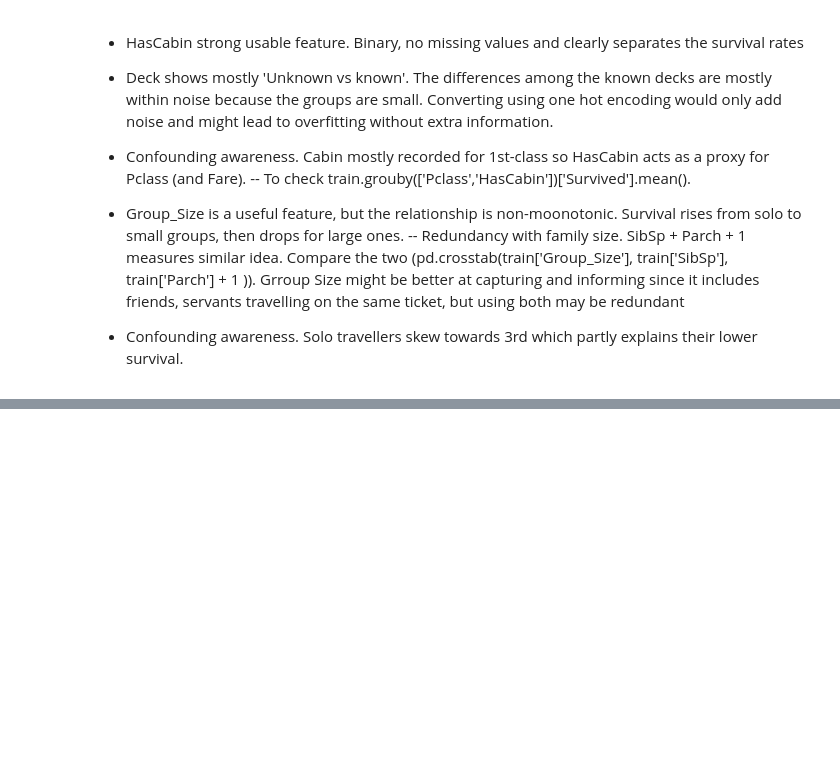
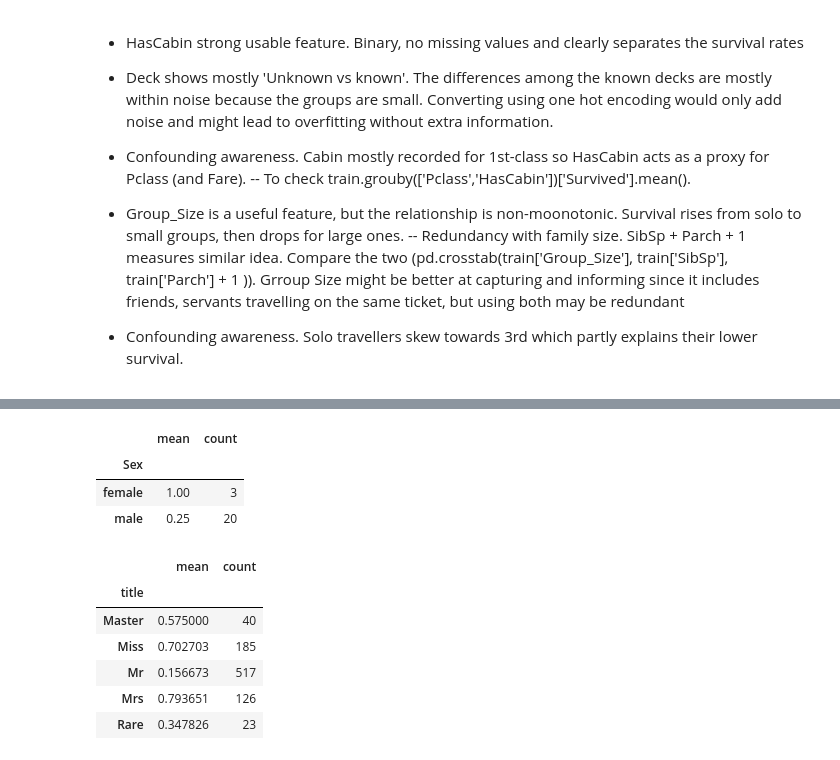
Before and after one commit to Waseq225/Project, a Jupyter notebook: titanic/titanic.ipynb, the cells around one changed output, grey strips where cells are left out. Saved outputs shown, nothing was run; the diff lists cells and outputs as text; code cells hidden in the pictures; blank space fills up the shorter version.

```diff
--- a/titanic/titanic.ipynb
+++ b/titanic/titanic.ipynb
@@ -285,3 +267,7 @@ sns.barplot(data= train, x='Group_Size', y='Survived', hue='Pclass')
 - Group_Size is a useful feature, but the relationship is non-moonotonic. Survival rises from solo to small groups, then drops for large ones.
 -- Redundancy with family size. SibSp + Parch + 1 measures similar idea. Compare the two (pd.crosstab(train['Group_Size'], train['SibSp'], train['Parch'] + 1 )). Grroup Size might  be better at capturing and informing since it includes friends, servants travelling on the same ticket, but using both may be redundant
 - Confounding awareness. Solo travellers skew towards 3rd which partly explains their lower survival.
+# %%
+train['title'] = train.Name.apply(lambda x: x.split(',')[1].split('.')[0].strip())
+
+train['title'].value_counts()
@@ -287,0 +294,9 @@ sns.barplot(data= train, x='Group_Size', y='Survived', hue='Pclass')
+# %%
+train['title'] = train['title'].replace({'Mlle': 'Miss', 'Ms': 'Miss', 'Mme': 'Mrs'})
+
+valid = ['Mr', 'Miss', 'Mrs', 'Master']
+train['title'] = train['title'].where(train['title'].isin(valid), 'Rare')
+
+train['title'].value_counts()
+
+# Don, Sir and Jonkheer are male; Lady and the Countess are female
@@ -287,0 +311,17 @@ sns.barplot(data= train, x='Group_Size', y='Survived', hue='Pclass')
+# %%
+train[train['title'] == 'Rare'].groupby('Sex')['Survived'].agg(['mean', 'count'])
+# %% [output]
+|  | mean | count |
+| Sex |  |  |
+| female | 1.00 | 3 |
+| male | 0.25 | 20 |
+# %%
+train.groupby('title')['Survived'].agg(['mean', 'count'])
+# %% [output]
+|  | mean | count |
+| title |  |  |
+| Master | 0.575000 | 40 |
+| Miss | 0.702703 | 185 |
+| Mr | 0.156673 | 517 |
+| Mrs | 0.793651 | 126 |
+| Rare | 0.347826 | 23 |
```
Also changed, not shown: parts of 6 cells of this notebook.
